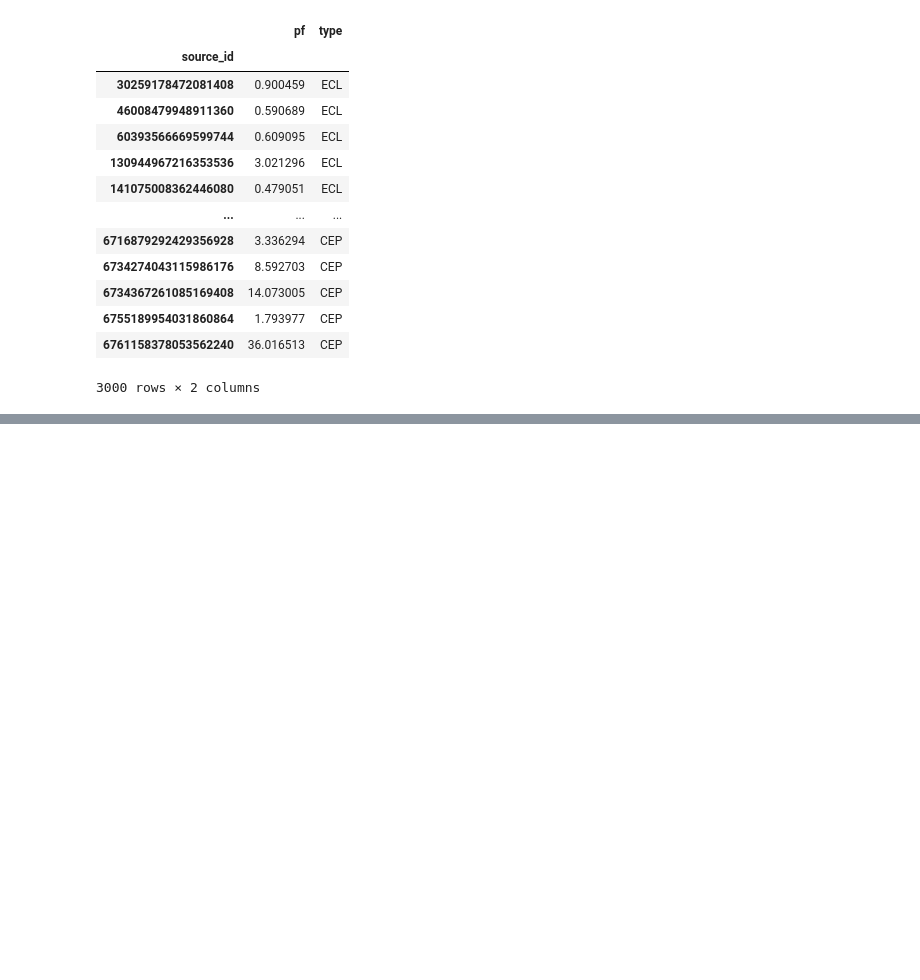
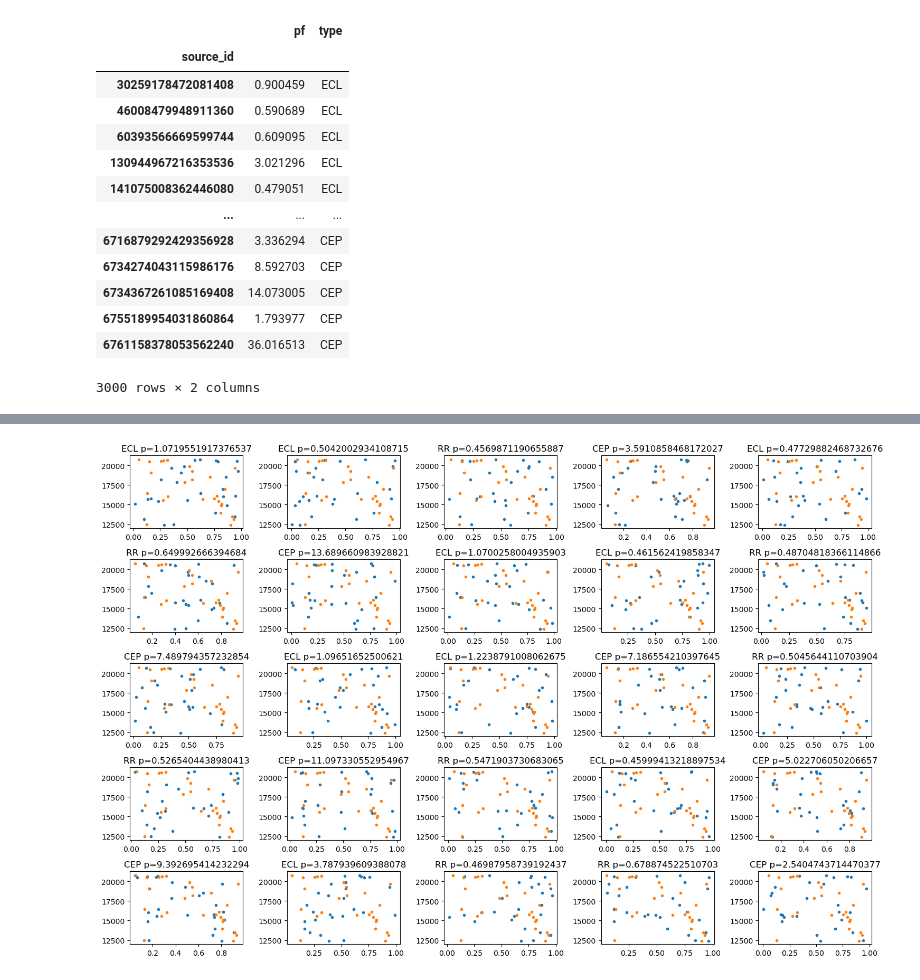
Before and after one commit to luisllanca/gaiainf, a Jupyter notebook: code/dataset.ipynb, the cells around one changed output, grey strips where cells are left out. Drawn from its saved outputs; the diff is of its cells as text; code cells hidden in the pictures; blank space fills up the shorter version.

```diff
--- a/code/dataset.ipynb
+++ b/code/dataset.ipynb
@@ -195,0 +283,17 @@ data_global.to_pickle('dataframe.pkl')
+# %%
+query = """
+select top 1000 *
+from gaiadr3.vari_cepheid
+where pf IS NOT NULL
+"""
+job = Gaia.launch_job(query)
+cepheids = job.get_results().to_pandas("source_id")
+datalink = Gaia.load_data(ids=cepheids.index,
+                        data_release='Gaia DR3',
+                        retrieval_type='EPOCH_PHOTOMETRY',
+                        format='csv',
+                        valid_data=False)
+for key, value in datalink.items():
+    lc = value[0].to_pandas()
+    name = lc.source_id[0]
+    lc.to_csv(os.path.join("..","..","dataset_gaia","CEP",str(name)+'.csv'))
@@ -195,0 +347,19 @@ data_global.to_pickle('dataframe.pkl')
+# %%
+prueba_random = df_global_period.iloc[random.sample(range(0,df_global_period.shape[0]),25)]
+fig,ax = plt.subplots(5,5,figsize=(15,10),tight_layout=True)
+for tipo,periodo,idx,ax_ in zip(prueba_random["type"],prueba_random["pf"],prueba_random.index,ax.ravel()):
+    lc = pd.read_csv(os.path.join("..","..","dataset_gaia",tipo,str(idx)+".csv"))
+    lc = pd.read_csv(path)
+    mask = lc["band"]=="G"
+    mask2 = lc["rejected_by_variability"]==False
+    mask3 = mask & mask2
+    time,flux,err = lc.loc[mask3][["time","flux","flux_error"]].values.T
+    phase = np.mod(time,periodo)/periodo
+    frequency,power = LombScargle(time,flux,err).autopower(nyquist_factor=100)
+    period_astropy = 1./frequency[np.argmax(power)]
+    phase_astropy = np.mod(time,period_astropy)/period_astropy
+    ax_.errorbar(phase,flux,err,fmt=".")
+    ax_.errorbar(phase_astropy,flux,err,fmt=".")
+    ax_.set_title(tipo+" p="+str(periodo))
+# %% [output]
+[figure, added]
```
Also changed, not shown: parts of 10 cells of this notebook.
